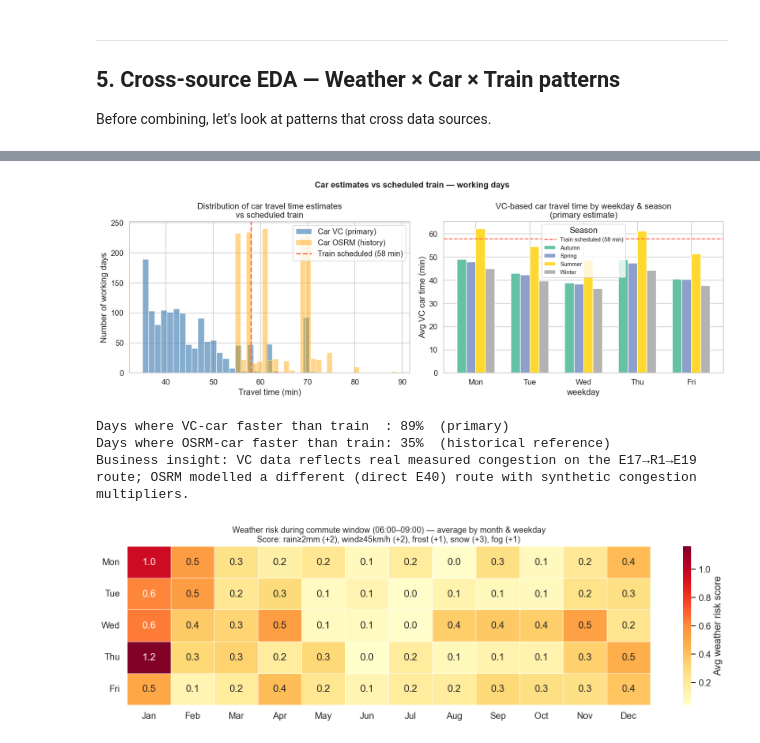
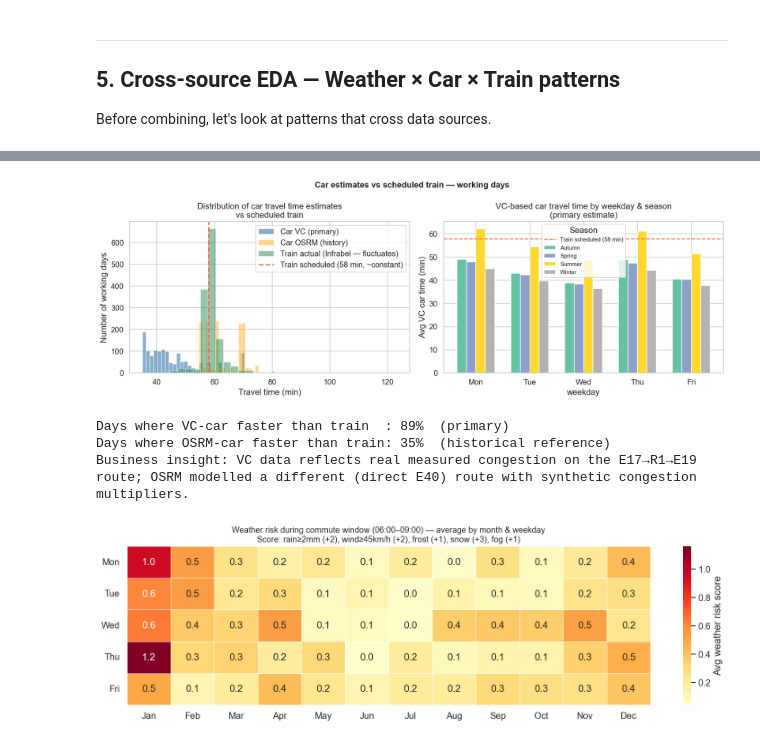
Before and after one commit to MaximeMylle/trafic_forecast_datascience, a Jupyter notebook: 01_data_exploration_combined_v2.ipynb, the cells around one changed output, grey strips where cells are left out. Drawn from its saved outputs; the diff is of its cells as text; code cells hidden in the pictures.

Commit message:
train graph actual vs historical added

```diff
--- a/01_data_exploration_combined_v2.ipynb
+++ b/01_data_exploration_combined_v2.ipynb
@@ -1028,13 +1028,29 @@ else:
     df_work["car_vc_est_min"] = df_work["car_est_min"]
     print("Warning: no VC data loaded — car_vc_est_min == car_est_min (OSRM fallback)")
 
-# Add scheduled train time from real Infrabel data (median planned journey)
+# Train time from the real Infrabel data — TWO different things:
+#   • train_sched_min  = SCHEDULED timetable time. Nearly constant by nature
+#                        (the timetable barely changes), so it is only useful as a
+#                        flat reference line — NOT a signal that varies per day.
+#   • train_actual_min = REAL per-day journey time incl. delays. This DOES fluctuate
+#                        strongly (delays, slow orders, incidents).
+# Earlier plots showed only the scheduled time, which is why the train looked like a
+# constant everywhere. We merge the real per-day series so the graphs vary properly.
 if not df_infrabel.empty:
     median_train_min = df_infrabel["train_planned_journey_min"].median()
+    df_work = df_work.merge(
+        df_infrabel[["date", "train_actual_journey_min",
+                     "train_delay_arr_median_s", "train_on_time_pct"]],
+        on="date", how="left",
+    )
 else:
     median_train_min = 65.0   # fallback
+    df_work["train_actual_journey_min"] = median_train_min
+    df_work["train_delay_arr_median_s"] = 0.0
+    df_work["train_on_time_pct"]        = 1.0
 
-df_work["train_sched_min"] = median_train_min
+df_work["train_sched_min"]  = median_train_min                                       # flat reference
+df_work["train_actual_min"] = df_work["train_actual_journey_min"].fillna(median_train_min)  # fluctuates
 
 print(f"Median scheduled train time : {median_train_min:.0f} min")
 print(f"\nWorkday data shape          : {df_work.shape}")
@@ -1067,37 +1084,39 @@ axes[0].hist(df_work["car_vc_est_min"], bins=30, alpha=0.65, color="steelblue",
              label="Car VC (primary)")
 axes[0].hist(df_work["car_est_min"],    bins=30, alpha=0.45, color="orange",
              label="Car OSRM (history)")
+axes[0].hist(df_work["train_actual_min"], bins=30, alpha=0.5, color="seagreen",
+             label="Train actual (Infrabel — fluctuates)")
 axes[0].axvline(median_train_min, color="tomato", lw=2, ls="--",
-                label=f"Train scheduled ({median_train_min:.0f} min)")
+                label=f"Train scheduled ({median_train_min:.0f} min, ~constant)")
 axes[0].set_xlabel("Travel time (min)")
 axes[0].set_ylabel("Number of working days")
 axes[0].set_title("Distribution of car travel time estimates\nvs scheduled train")
 axes[0].legend()
 
 # ── Right: VC-based car time by weekday × season ─────────────────────────────
 pivot = df_work.groupby(["weekday","season"])["car_vc_est_min"].mean().unstack()
 pivot = pivot.reindex(WEEKDAY_ORDER)
 pivot.plot(kind="bar", ax=axes[1], colormap="Set2", edgecolor="white", width=0.7)
 axes[1].axhline(median_train_min, color="tomato", lw=1.5, ls="--",
                 label=f"Train scheduled ({median_train_min:.0f} min)")
 axes[1].set_xticklabels([d[:3] for d in WEEKDAY_ORDER], rotation=0)
 axes[1].set_ylabel("Avg VC car time (min)")
 axes[1].set_title("VC-based car travel time by weekday & season\n(primary estimate)")
 axes[1].legend(title="Season", fontsize=9)
 
 fig.suptitle("Car estimates vs scheduled train — working days", fontsize=13, fontweight="bold")
 plt.tight_layout()
 plt.savefig("data/processed/plot_car_vs_train.png", bbox_inches="tight")
 plt.show()
 
 pct_vc_faster   = (df_work["car_vc_est_min"] <= df_work["train_sched_min"]).mean() * 100
 pct_osrm_faster = (df_work["car_est_min"]    <= df_work["train_sched_min"]).mean() * 100
 print(f"Days where VC-car faster than train  : {pct_vc_faster:.0f}%  (primary)")
 print(f"Days where OSRM-car faster than train: {pct_osrm_faster:.0f}%  (historical reference)")
 print("Business insight: VC data reflects real measured congestion on the E17→R1→E19 route; "
       "OSRM modelled a different (direct E40) route with synthetic congestion multipliers.")
 # %% [output]
-[figure, old version]
+[figure, new version]
 Days where VC-car faster than train  : 89%  (primary)
 Days where OSRM-car faster than train: 35%  (historical reference)
 Business insight: VC data reflects real measured congestion on the E17→R1→E19 route; OSRM modelled a different (direct E40) route with synthetic congestion multipliers.
```
Also changed, not shown: parts of 14 cells of this notebook, 18 other files.
